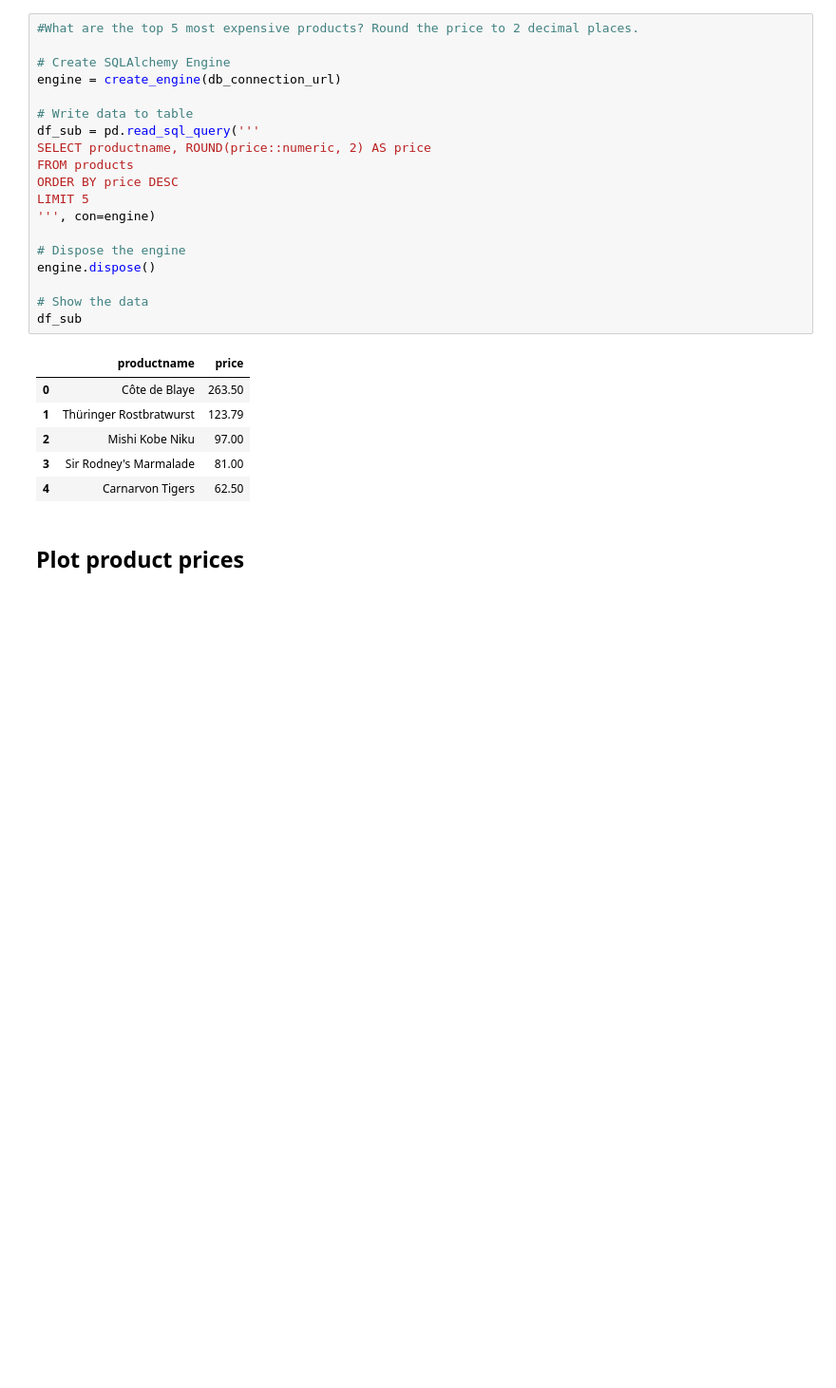
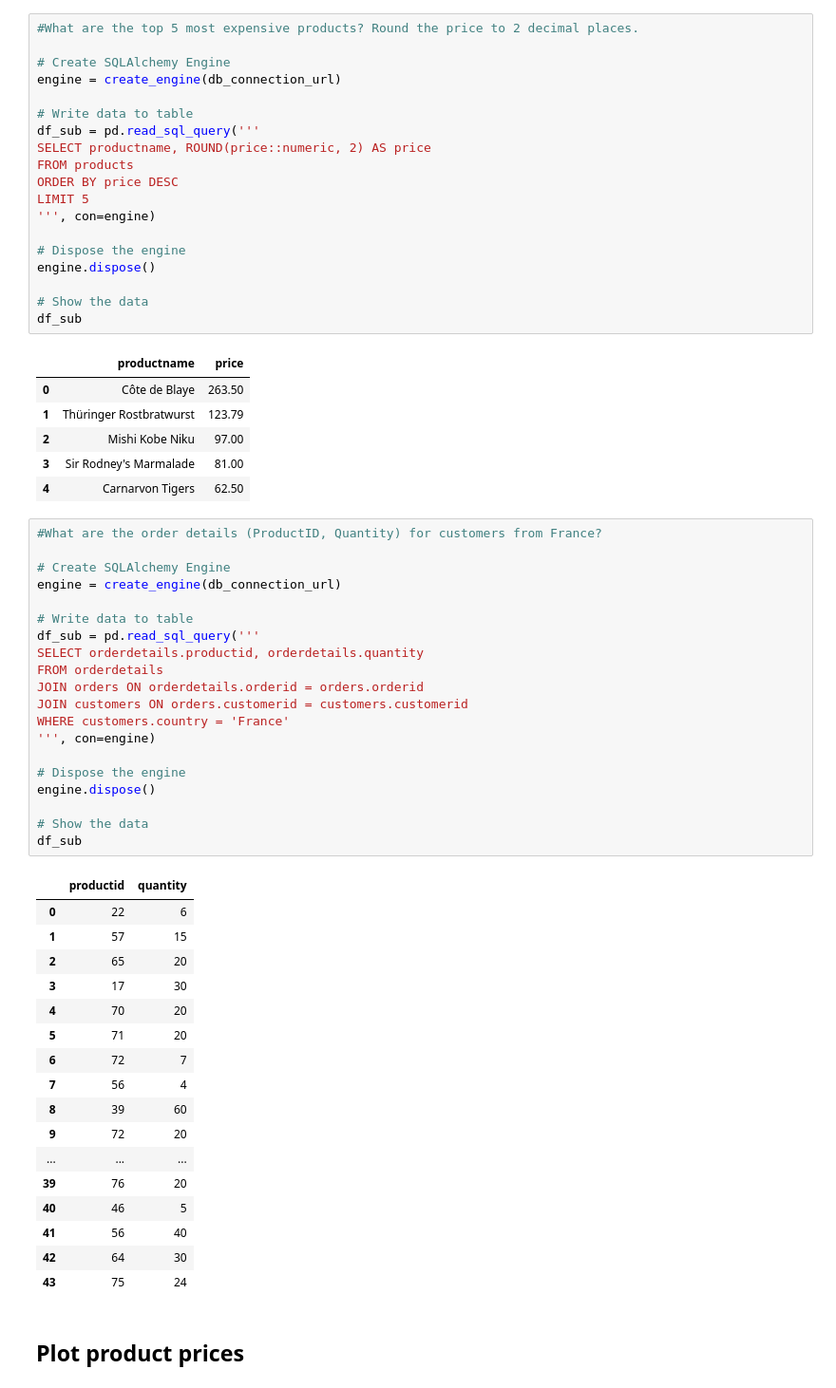
Before and after one commit to LeonCZHAW/python_postgresql_pgadmin, a Jupyter notebook: postgres_northwind_data.ipynb, the cells around one changed output. Shown at 95% size. Drawn from its saved outputs; the diff is of its cells as text; blank space fills up the shorter version.

```diff
--- a/postgres_northwind_data.ipynb
+++ b/postgres_northwind_data.ipynb
@@ -351,6 +351,44 @@ df_sub
 | 2 | Mishi Kobe Niku | 97.00 |
 | 3 | Sir Rodney's Marmalade | 81.00 |
 | 4 | Carnarvon Tigers | 62.50 |
+# %%
+#What are the order details (ProductID, Quantity) for customers from France?
+
+# Create SQLAlchemy Engine
+engine = create_engine(db_connection_url)
+
+# Write data to table
+df_sub = pd.read_sql_query('''
+SELECT orderdetails.productid, orderdetails.quantity
+FROM orderdetails
+JOIN orders ON orderdetails.orderid = orders.orderid
+JOIN customers ON orders.customerid = customers.customerid
+WHERE customers.country = 'France'
+''', con=engine)
+
+# Dispose the engine
+engine.dispose()
+
+# Show the data
+df_sub
+# %% [output]
+|  | productid | quantity |
+| 0 | 22 | 6 |
+| 1 | 57 | 15 |
+| 2 | 65 | 20 |
+| 3 | 17 | 30 |
+| 4 | 70 | 20 |
+| 5 | 71 | 20 |
+| 6 | 72 | 7 |
+| 7 | 56 | 4 |
+| 8 | 39 | 60 |
+| 9 | 72 | 20 |
+| ... | ... | ... |
+| 39 | 76 | 20 |
+| 40 | 46 | 5 |
+| 41 | 56 | 40 |
+| 42 | 64 | 30 |
+| 43 | 75 | 24 |
 # %% [markdown]
 ## Plot product prices
 # %%
```
Also changed, not shown: parts of 3 cells of this notebook.
